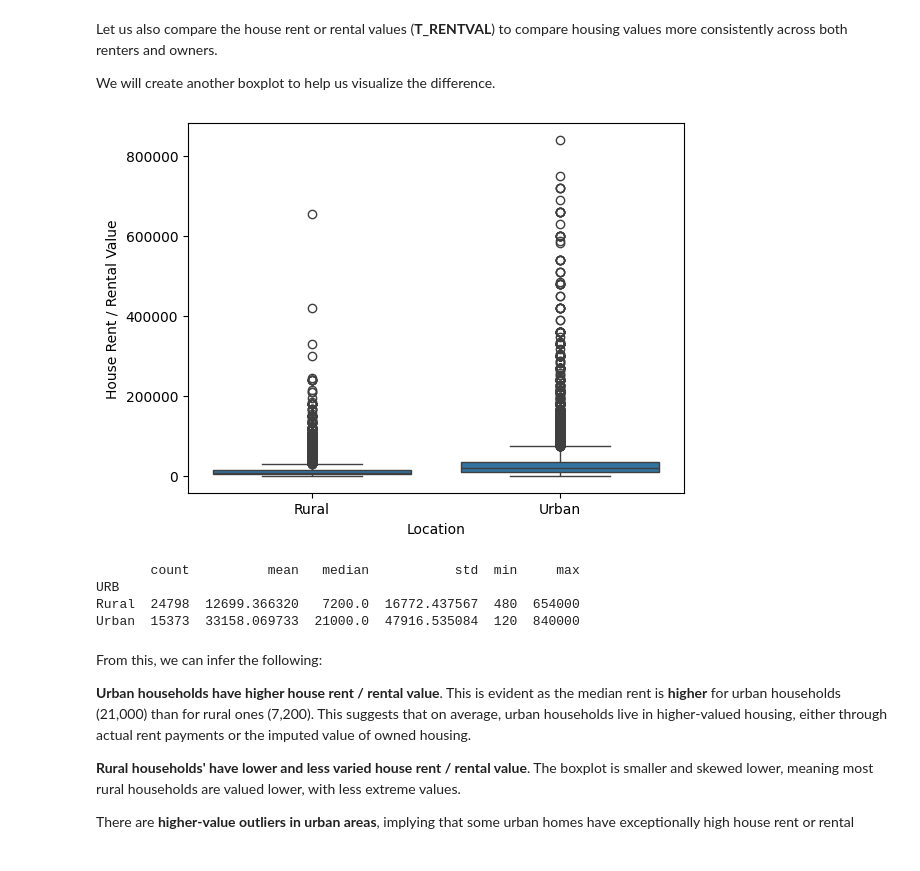
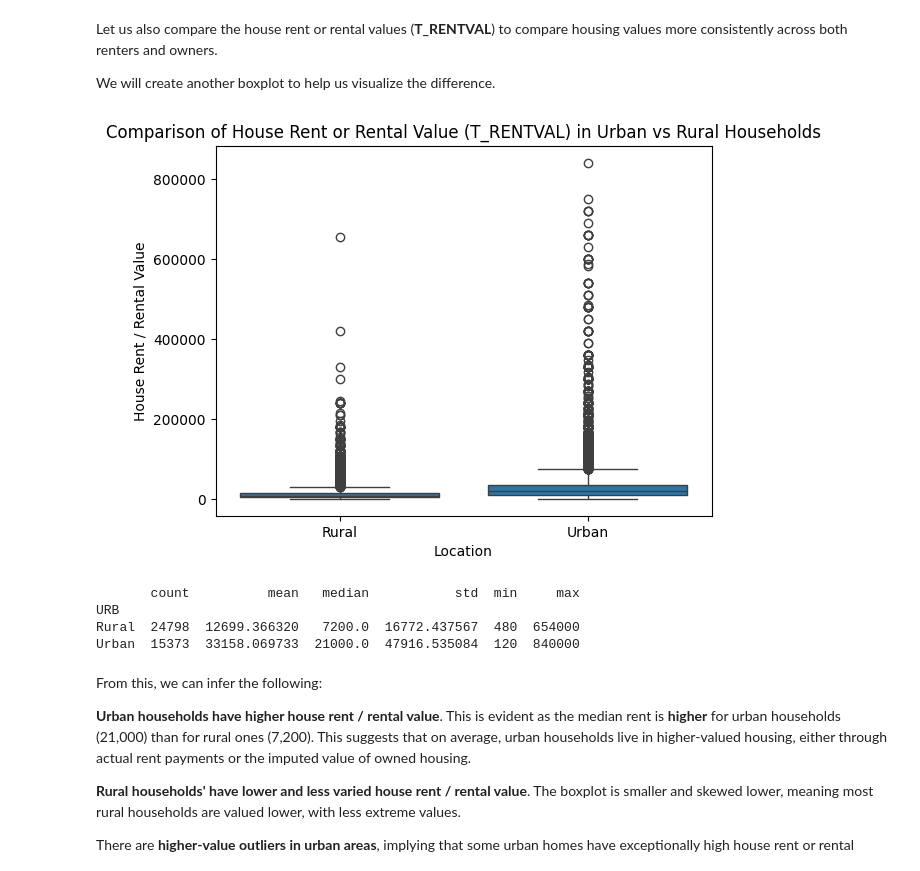
Before and after one commit to qu1r0ra/psa-dataset-analysis, a Jupyter notebook: fie-analysis.ipynb, the cells around one changed output. Drawn from its saved outputs; the diff is of its cells as text; code cells hidden in the pictures.

Commit message:
feat: add title to T_RENTVAL boxplot

```diff
--- a/fie-analysis.ipynb
+++ b/fie-analysis.ipynb
@@ -1449,22 +1449,23 @@ Let us also compare the house rent or rental values (**T_RENTVAL**) to compare h
 We will create another boxplot to help us visualize the difference.
 # %%
 sns.boxplot(data=housing_df, x='URB', y='T_RENTVAL')
+plt.title('Comparison of House Rent or Rental Value (T_RENTVAL) in Urban vs Rural Households')
 plt.xlabel('Location')
 plt.ylabel('House Rent / Rental Value')
 plt.show()
 
 summary_stats = housing_df.groupby('URB')['T_RENTVAL'].agg(
     count='count',
     mean='mean',
     median='median',
     std='std',
     min='min',
     max='max'
 )
 
 print(summary_stats)
 # %% [output]
-[figure, old version]
+[figure, new version]
        count          mean   median           std  min     max
 URB
 Rural  24798  12699.366320   7200.0  16772.437567  480  654000
```
